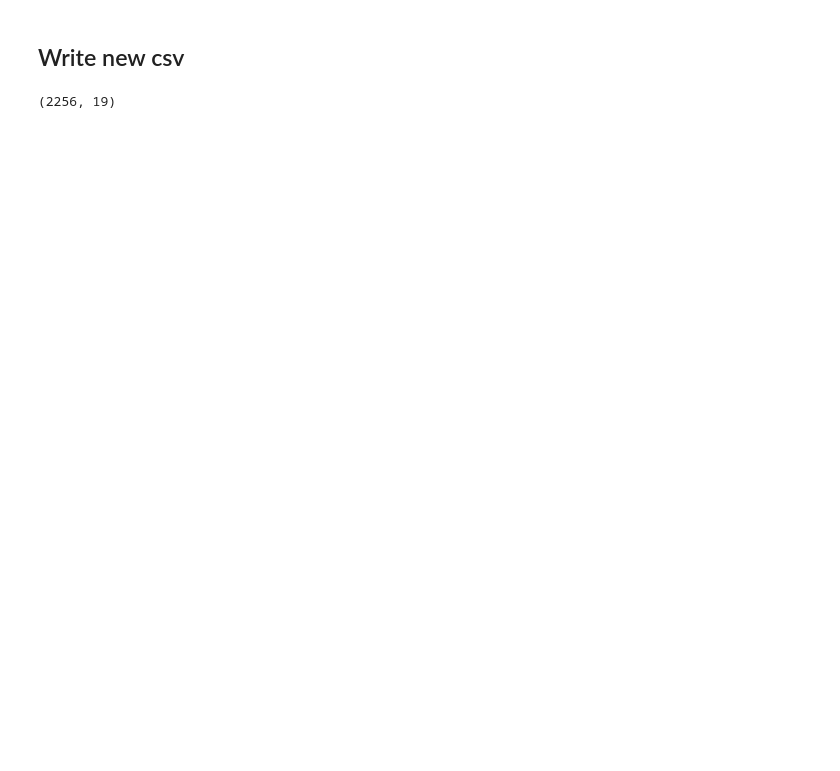
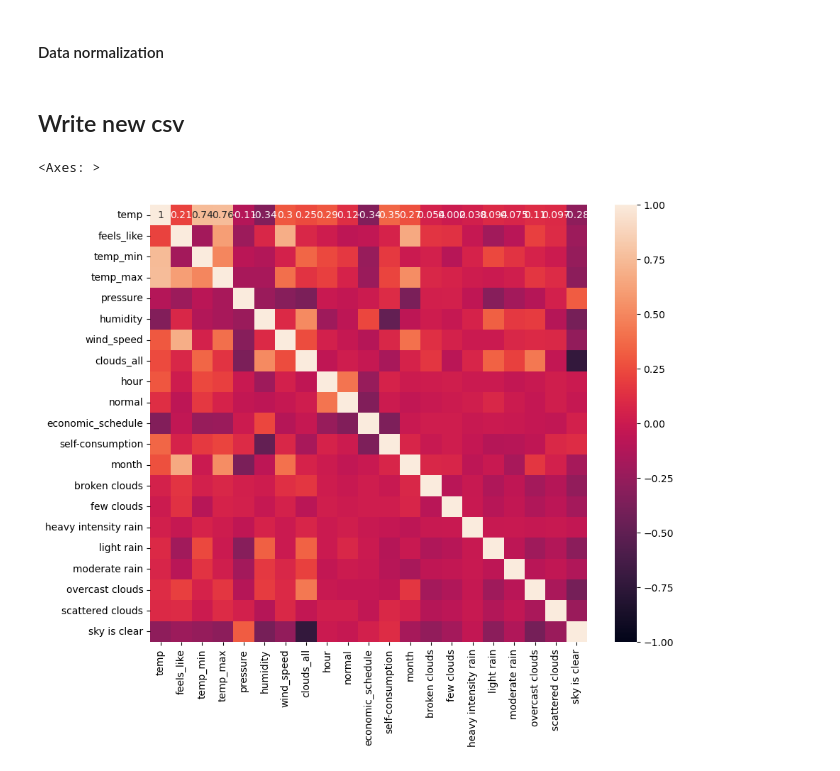
Before and after one commit to goncalobraga27/DAA, a Jupyter notebook: src/parte2/data_preparation/data_preparation3_test.ipynb, the cells around one changed output. Drawn from its saved outputs; the diff is of its cells as text; code cells hidden in the pictures; blank space fills up the shorter version.

```diff
--- a/src/parte2/data_preparation/data_preparation3_test.ipynb
+++ b/src/parte2/data_preparation/data_preparation3_test.ipynb
@@ -62,0 +11,3 @@ df.rename(columns={'Data':'date', 'Hora':'hour', 'Normal (kWh)':'normal', 'Horá
+# %%
+df = pd.read_csv("../../../datasets/parte2/teste/dataset.csv")
+dfWeatherData = pd.read_csv("../../../datasets/parte2/teste/missingWeatherData.csv")
@@ -62,0 +78,2 @@ df.rename(columns={'Data':'date', 'Hora':'hour', 'Normal (kWh)':'normal', 'Horá
+# %%
+df['weather_description'] = df['weather_description'].replace('clear sky', 'sky is clear')
@@ -62,0 +173,6 @@ df.rename(columns={'Data':'date', 'Hora':'hour', 'Normal (kWh)':'normal', 'Horá
+# %%
+df['Data'] = pd.to_datetime(df['Data'])
+df['Hora'] = pd.to_timedelta(df['hour'], unit='h')
+df['DataHora'] = pd.to_datetime(df['Data']) + df['Hora']
+df.drop('Hora', axis=1, inplace=True)
+df.drop('Data', axis=1, inplace=True)
@@ -62,0 +211,30 @@ df.rename(columns={'Data':'date', 'Hora':'hour', 'Normal (kWh)':'normal', 'Horá
+# %%
+df.drop('sea_level', axis=1, inplace=True)
+df.drop('grnd_level', axis=1, inplace=True)
+df.drop('rain_1h', axis=1, inplace=True)
+"""
+df['temp'].fillna(df['temp'].mean(), inplace=True)
+
+df['temp_min'].fillna(df['temp_min'].mean(), inplace=True)
+
+df['temp_max'].fillna(df['temp_max'].mean(), inplace=True)
+
+df['pressure'].fillna(df['pressure'].mean(), inplace=True)
+
+df['humidity'].fillna(df['humidity'].mean(), inplace=True)
+
+df['wind_speed'].fillna(df['wind_speed'].mean(), inplace=True)
+
+df['clouds_all'].fillna(df['clouds_all'].mean(), inplace=True)
+"""
+df.set_index('DataHora', inplace=True)
+dfWeatherData.set_index('DataHora', inplace=True)
+
+df.update(dfWeatherData)
+
+df.reset_index(inplace=True)
+
+df.drop('DataHora', axis=1, inplace=True)
+
+print(df.isna().sum())
+df.shape
@@ -62,0 +282,2 @@ df.rename(columns={'Data':'date', 'Hora':'hour', 'Normal (kWh)':'normal', 'Horá
+# %% [markdown]
+#### Data normalization
@@ -63,7 +326,3 @@ df.rename(columns={'Data':'date', 'Hora':'hour', 'Normal (kWh)':'normal', 'Horá
 # %% [markdown]
 ## Write new csv
-# %%
-df.shape
-# %% [output]
-(2256, 19)
 # %%
@@ -70,0 +330,7 @@ df.to_csv('../../../datasets/parte2/teste/dataset.csv', index=False)
+# %%
+corr_matrix = df.corr(numeric_only=True)
+f, ax = plt.subplots(figsize=(10, 8))
+sns.heatmap(corr_matrix, vmin=-1, vmax=1, square=True, annot=True)
+# %% [output]
+<Axes: >
+[figure, added]
```
Also changed, not shown: parts of 52 cells of this notebook, 5 other files.
